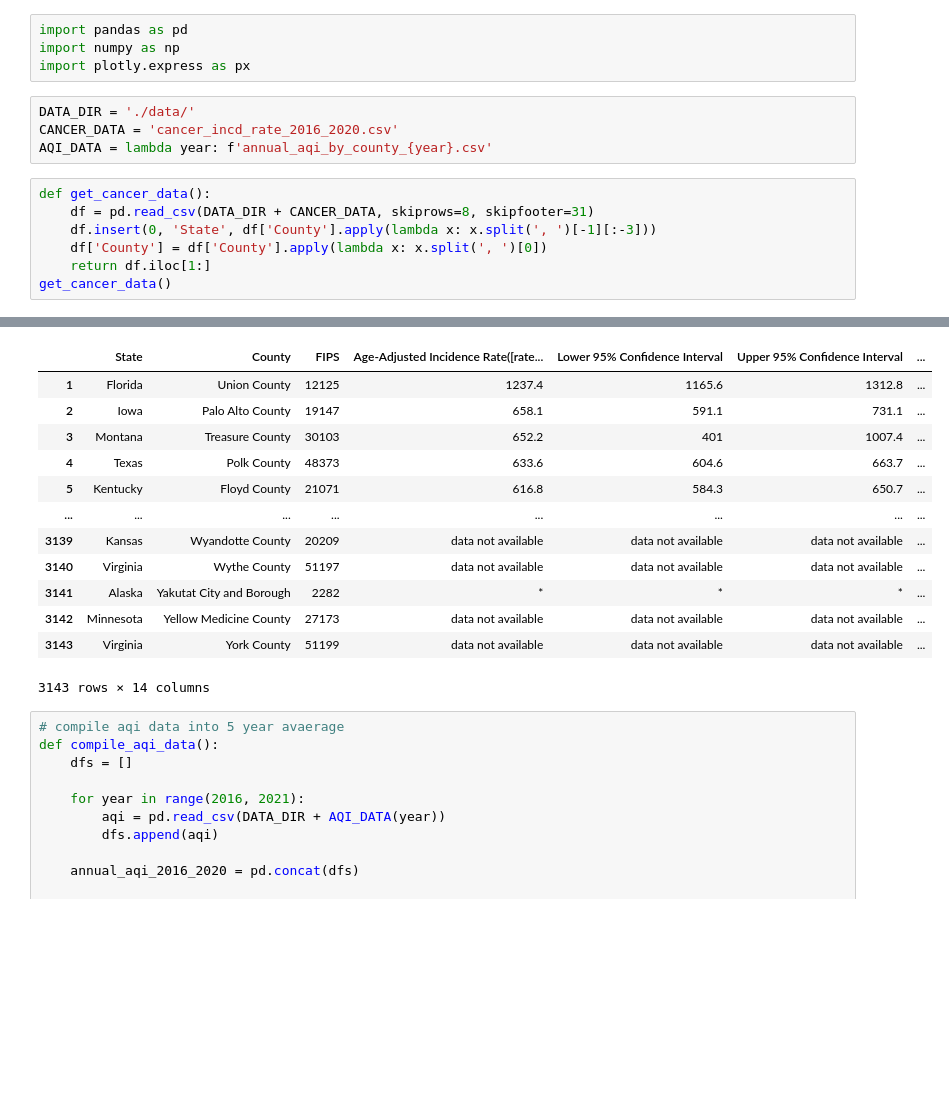
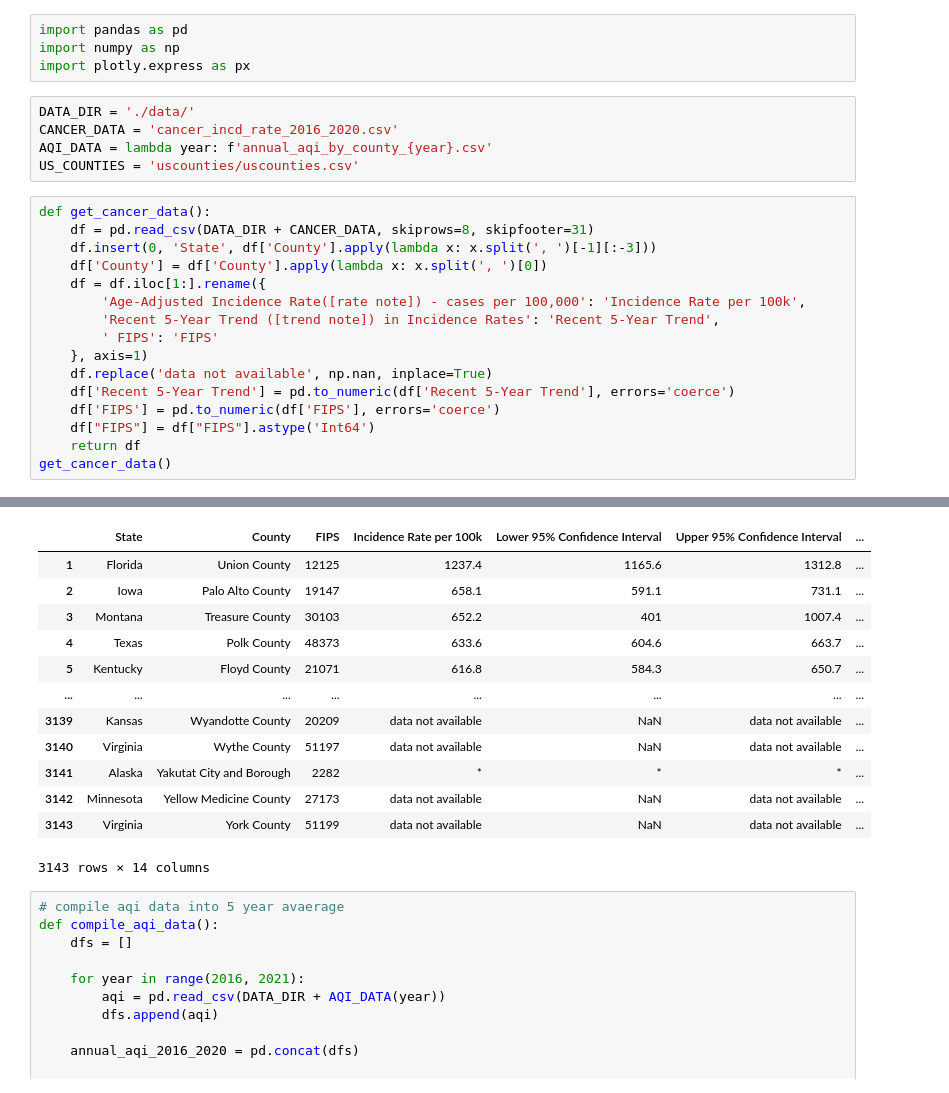
Before and after one commit to TheDeafOne/aqi-and-cancer, a Jupyter notebook: aqi_cancer_eda.ipynb, the cells around one changed output, grey strips where cells are left out. Saved outputs shown, nothing was run; the diff lists cells and outputs as text; blank space fills up the shorter version.

Commit message:
counties

```diff
--- a/aqi_cancer_eda.ipynb
+++ b/aqi_cancer_eda.ipynb
@@ -6,11 +6,21 @@ import plotly.express as px
 DATA_DIR = './data/'
 CANCER_DATA = 'cancer_incd_rate_2016_2020.csv'
 AQI_DATA = lambda year: f'annual_aqi_by_county_{year}.csv'
+US_COUNTIES = 'uscounties/uscounties.csv'
 # %%
 def get_cancer_data():
     df = pd.read_csv(DATA_DIR + CANCER_DATA, skiprows=8, skipfooter=31)
     df.insert(0, 'State', df['County'].apply(lambda x: x.split(', ')[-1][:-3]))
     df['County'] = df['County'].apply(lambda x: x.split(', ')[0])
-    return df.iloc[1:]
+    df = df.iloc[1:].rename({
+        'Age-Adjusted Incidence Rate([rate note]) - cases per 100,000': 'Incidence Rate per 100k',
+        'Recent 5-Year Trend ([trend note]) in Incidence Rates': 'Recent 5-Year Trend',
+        ' FIPS': 'FIPS'
+    }, axis=1)
+    df.replace('data not available', np.nan, inplace=True)
+    df['Recent 5-Year Trend'] = pd.to_numeric(df['Recent 5-Year Trend'], errors='coerce')
+    df['FIPS'] = pd.to_numeric(df['FIPS'], errors='coerce')
+    df["FIPS"] = df["FIPS"].astype('Int64')
+    return df
 get_cancer_data()
 # %% [output]
@@ -17,16 +28,16 @@ get_cancer_data()
-|  | State | County | FIPS | Age-Adjusted Incidence Rate([rate... | Lower 95% Confidence Interval | Upper 95% Confidence Interval | ... |
+|  | State | County | FIPS | Incidence Rate per 100k | Lower 95% Confidence Interval | Upper 95% Confidence Interval | ... |
 | 1 | Florida | Union County | 12125 | 1237.4 | 1165.6 | 1312.8 | ... |
 | 2 | Iowa | Palo Alto County | 19147 | 658.1 | 591.1 | 731.1 | ... |
 | 3 | Montana | Treasure County | 30103 | 652.2 | 401 | 1007.4 | ... |
 | 4 | Texas | Polk County | 48373 | 633.6 | 604.6 | 663.7 | ... |
 | 5 | Kentucky | Floyd County | 21071 | 616.8 | 584.3 | 650.7 | ... |
 | ... | ... | ... | ... | ... | ... | ... | ... |
-| 3139 | Kansas | Wyandotte County | 20209 | data not available | data not available | data not available | ... |
-| 3140 | Virginia | Wythe County | 51197 | data not available | data not available | data not available | ... |
+| 3139 | Kansas | Wyandotte County | 20209 | data not available | NaN | data not available | ... |
+| 3140 | Virginia | Wythe County | 51197 | data not available | NaN | data not available | ... |
 | 3141 | Alaska | Yakutat City and Borough | 2282 | * | * | * | ... |
-| 3142 | Minnesota | Yellow Medicine County | 27173 | data not available | data not available | data not available | ... |
-| 3143 | Virginia | York County | 51199 | data not available | data not available | data not available | ... |
+| 3142 | Minnesota | Yellow Medicine County | 27173 | data not available | NaN | data not available | ... |
+| 3143 | Virginia | York County | 51199 | data not available | NaN | data not available | ... |
-3143 rows × 14 columns
+3143 rows × 14 columns
 # %%
 # compile aqi data into 5 year avaerage
 def compile_aqi_data():
```
Also changed, not shown: parts of 4 cells of this notebook, 1 other file.
